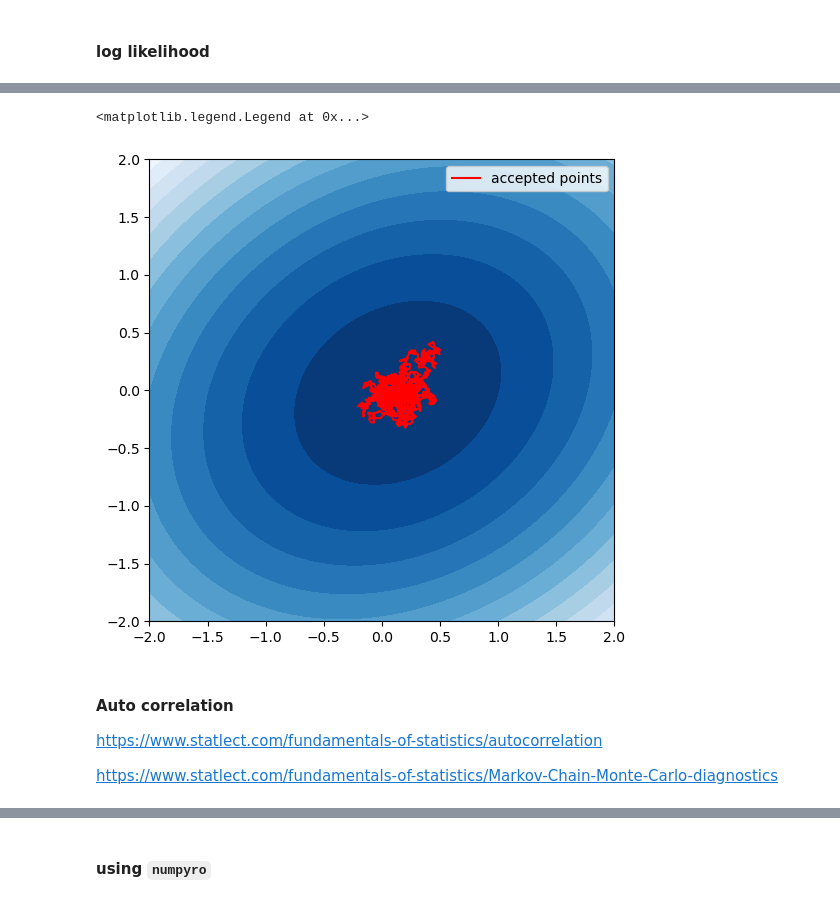
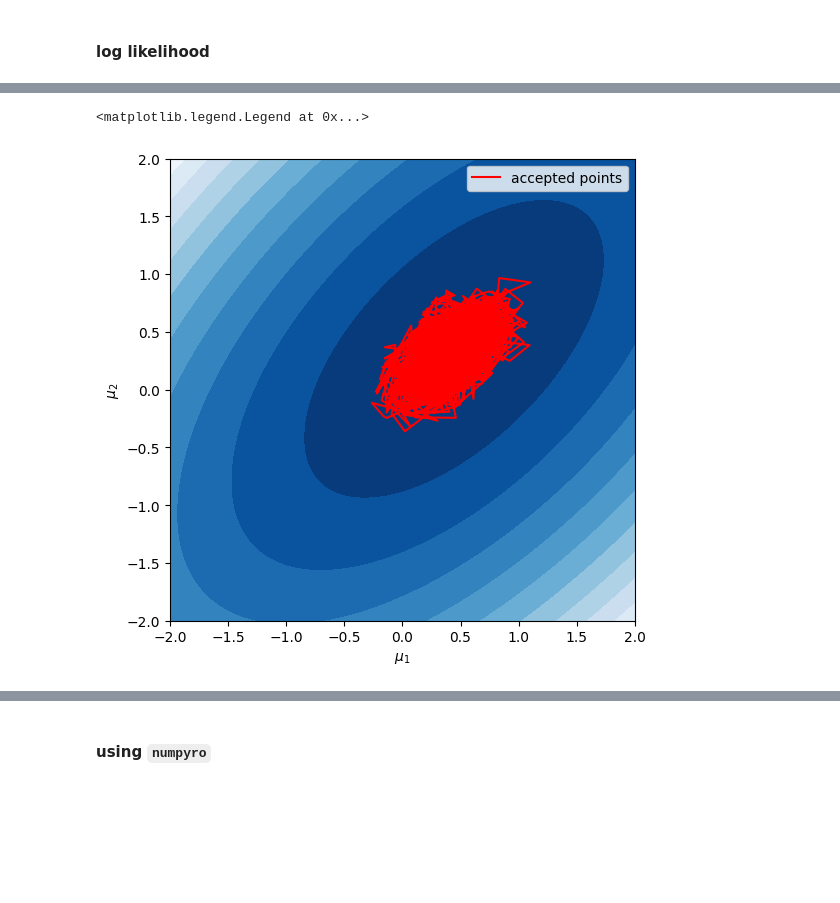
Before and after one commit to pjdunne/MResMCMC2023, a Jupyter notebook: HMC/exercise.ipynb, the cells around one changed output, grey strips where cells are left out. Cells and saved outputs as stored; diff of their text form; code cells hidden in the pictures; blank space fills up the shorter version.

```diff
--- a/HMC/exercise.ipynb
+++ b/HMC/exercise.ipynb
@@ -25,7 +25,7 @@ With extension to `MCMC_DianZhang/test.ipynb`.
 Visualise the distribution $N(\left( \begin{array}{c} 0 \\ 0 \end{array}\right),\left( \begin{array}{cc} 2.5 & 0.5 \\ 0.5 & 2 \end{array}\right))$.
 # %%
 mean = [0, 0]
-cov = [[2.5, 0.5], [0.5, 2]]
+cov = [[2.5, 0.5], [0.5, 2.]]
 rv = multivariate_normal(mean=mean, cov=cov)
 dataset = np.random.multivariate_normal(mean,cov,100)
 # %%
@@ -157,0 +160,6 @@ plt.show()
+# %%
+mean = [0.0, 0.0]
+cov = [[5., 3.0],
+       [3.0, 5.]]
+rv = multivariate_normal(mean=mean, cov=cov)
+dataset = np.random.multivariate_normal(mean,cov,100)
@@ -200,7 +243,7 @@ def grad_U(theta: List[float]) -> float:
     Rho = logLikeli.logL(theta)*(-1)
     return np.array([DRho/Rho for DRho in DRho])
 # %%
-theta_accept, theta_reject = HMC(epoch=2000, L=20, epsilon=0.001, U=U, grad_U=grad_U, current_theta=[0, 0])
+theta_accept, theta_reject = HMC(epoch=5000, L=20, epsilon=0.01, U=U, grad_U=grad_U, current_theta=[0, 0])
 # %%
 _x = []
 _y = []
@@ -241,19 +314,21 @@ The accpetance rate = 0.9315
 # %%
 X=np.array(x).reshape((100,100))
 Y=np.array(y).reshape((100,100))
 Z=np.array(z).reshape((100,100))
 
 fig, ax = plt.subplots(figsize=(6,6))
 ax.contourf(
     X, Y,
     Z,
-    levels=15,
+    levels=10,
     cmap='Blues'
 )
 
 ax.plot(_x, _y, color='red', label='accepted points')
+ax.set_xlabel('$\mu_1$')
+ax.set_ylabel('$\mu_2$')
 
 ax.legend()
 # %% [output]
 <matplotlib.legend.Legend at 0x...>
-[figure, old version]
+[figure, new version]
@@ -291,6 +334,0 @@ no_ = np.arange(len(auto_corr))
-# %% [markdown]
-#### Auto correlation
-
-https://www.statlect.com/fundamentals-of-statistics/autocorrelation
-
-https://www.statlect.com/fundamentals-of-statistics/Markov-Chain-Monte-Carlo-diagnostics
```
Also changed, not shown: parts of 18 cells of this notebook.
